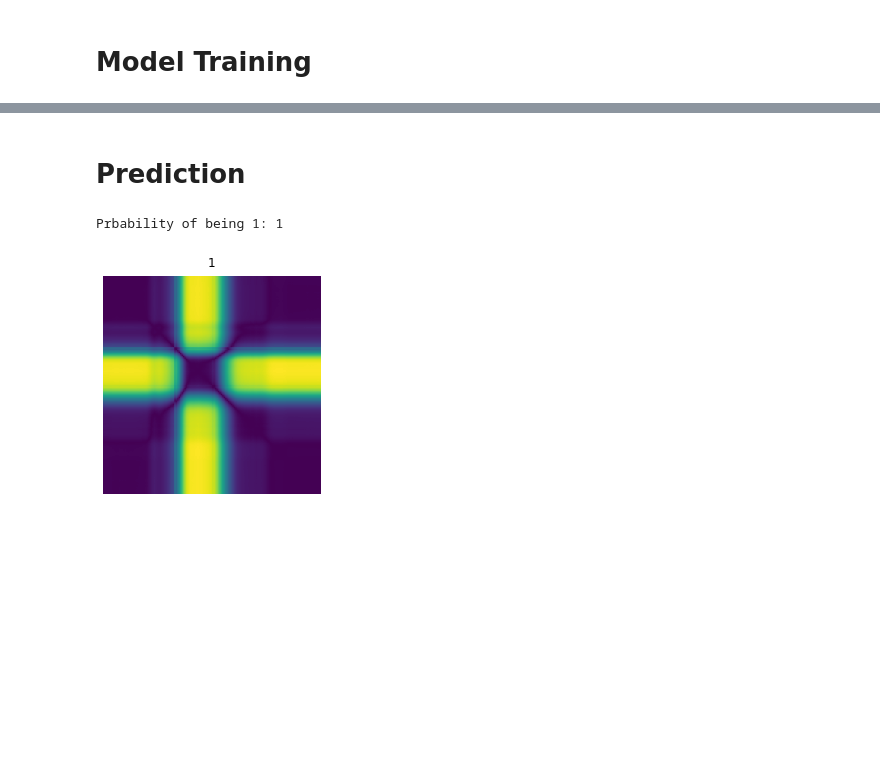
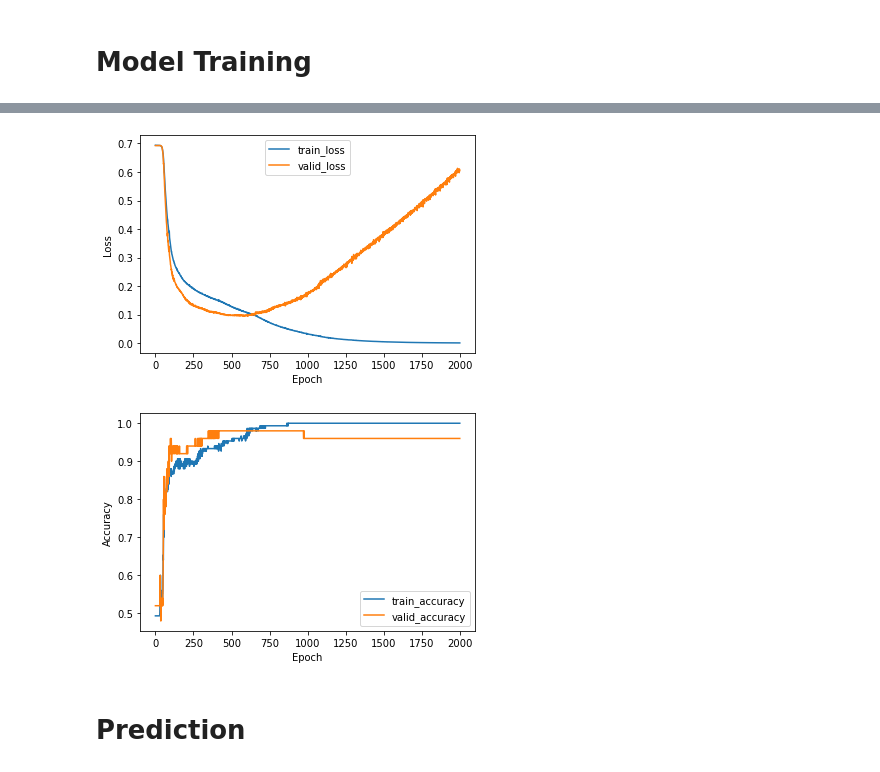
Before and after one commit to johnwslee/Data_Science_Libraries, a Jupyter notebook: recurrence_plot/recurrence_plot_test_2d_cnn.ipynb, the cells around one changed output, grey strips where cells are left out. Saved outputs shown, nothing was run; the diff lists cells and outputs as text; code cells hidden in the pictures; blank space fills up the shorter version.

Commit message:
Adds loss and accuracy graphs

```diff
--- a/recurrence_plot/recurrence_plot_test_2d_cnn.ipynb
+++ b/recurrence_plot/recurrence_plot_test_2d_cnn.ipynb
@@ -251,6 +247,14 @@ def trainer(model, criterion, optimizer, trainloader, validloader, epochs=5, ver
                       f"Valid Accuracy: {valid_accuracy[-1]:.2f}.")
 
     print("\nTraining ended.")
+
+    loss_fig = pd.DataFrame({"train_loss": train_loss, "valid_loss": valid_loss}).plot.line()
+    loss_fig.set_xlabel('Epoch')
+    loss_fig.set_ylabel('Loss');
+
+    accur_fig = pd.DataFrame({"train_accuracy": train_accuracy, "valid_accuracy": valid_accuracy}).plot.line()
+    accur_fig.set_xlabel('Epoch')
+    accur_fig.set_ylabel('Accuracy');
 # %%
 # To move the weights which were saved in gpu to cpu (codes from pytorch tutorial)
 
@@ -268,5 +283,5 @@ model.load_state_dict(torch.load(PATH, map_location=device))
 criterion = nn.BCEWithLogitsLoss()
 optimizer = torch.optim.Adam(model.parameters())
 # %%
-trainer(model, criterion, optimizer, trainloader, validloader, epochs=1000, verbose=True)
+trainer(model, criterion, optimizer, trainloader, validloader, epochs=2000, verbose=True)
 # %% [output]
@@ -283,5 +303,7 @@ Epoch 1000: Train Loss: 0.004. Valid Loss: 0.022. Train Accuracy: 1.00.Valid Acc
 
 Training ended.
+[figure, added]
+[figure, added]
 # %%
 #torch.save(model.state_dict(), "model_2d_trained.pt")
 #model = ConvolutionalNeuralNetwork()
@@ -289,19 +311,5 @@ Training ended.
 # %% [markdown]
 # Prediction
-# %%
-model.eval()
-with torch.no_grad():
-    img= next(iter(trainloader))[0][0]
-    y_prob = torch.sigmoid(model(img[None, :, :, :]))
-    y_class = int(y_prob > 0.5)
-    print(f"Prbability of being 1: {y_prob.item():.3g}")
-
-    plt.imshow(img.permute(1, 2, 0))
-    plt.axis("off")
-    plt.title(f"{['0', '1'][y_class]}", pad=10);
-# %% [output]
-Prbability of being 1: 1
-[figure, removed]
 # %%
 model.eval()
 with torch.no_grad():
```
Also changed, not shown: parts of 7 cells of this notebook, 1 other file.
